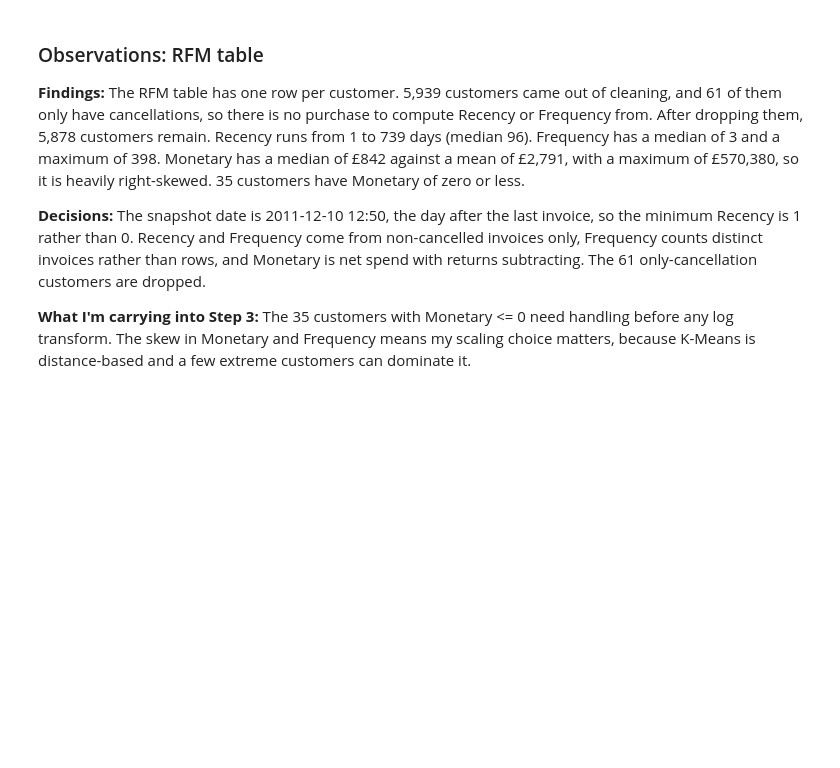
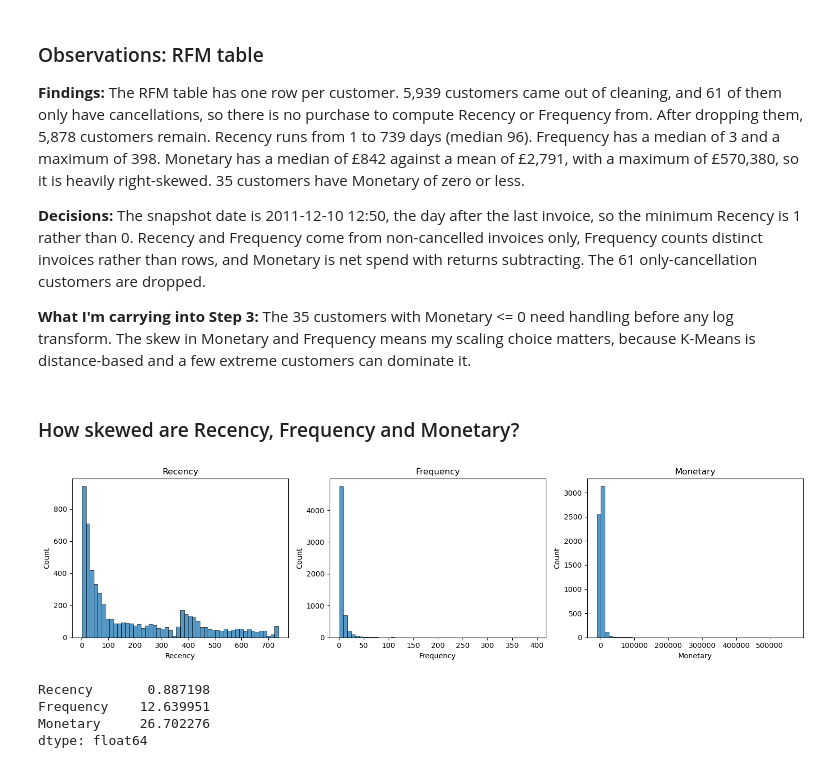
Before and after one commit to ashandx/customer-segmentation-clustering, a Jupyter notebook: notebooks/eda.ipynb, the cells around one changed output. Saved outputs shown, nothing was run; the diff lists cells and outputs as text; code cells hidden in the pictures; blank space fills up the shorter version.

Commit message:
feat: inspect RFM skew and outliers, decide clip and log1p

```diff
--- a/notebooks/eda.ipynb
+++ b/notebooks/eda.ipynb
@@ -612,3 +612,26 @@ spend with returns subtracting. The 61 only-cancellation customers are dropped.
 **What I'm carrying into Step 3:** The 35 customers with Monetary <= 0 need handling
 before any log transform. The skew in Monetary and Frequency means my scaling choice
 matters, because K-Means is distance-based and a few extreme customers can dominate it.
+# %% [markdown]
+### How skewed are Recency, Frequency and Monetary?
+# %%
+import numpy as np
+
+RFM_COLUMNS = ["Recency", "Frequency", "Monetary"]
+HIST_BINS = 50
+
+fig, axes = plt.subplots(1, 3, figsize=(15, 4))
+for ax, column in zip(axes, RFM_COLUMNS):
+    sns.histplot(rfm[column], bins=HIST_BINS, ax=ax)
+    ax.set_title(column)
+plt.tight_layout()
+plt.savefig("../images/rfm_histograms.png", dpi=150)
+plt.show()
+
+print(rfm[RFM_COLUMNS].skew())
+# %% [output]
+[figure, added]
+Recency       0.887198
+Frequency    12.639951
+Monetary     26.702276
+dtype: float64
```
Also changed, not shown: parts of 11 cells of this notebook, 2 other files.
